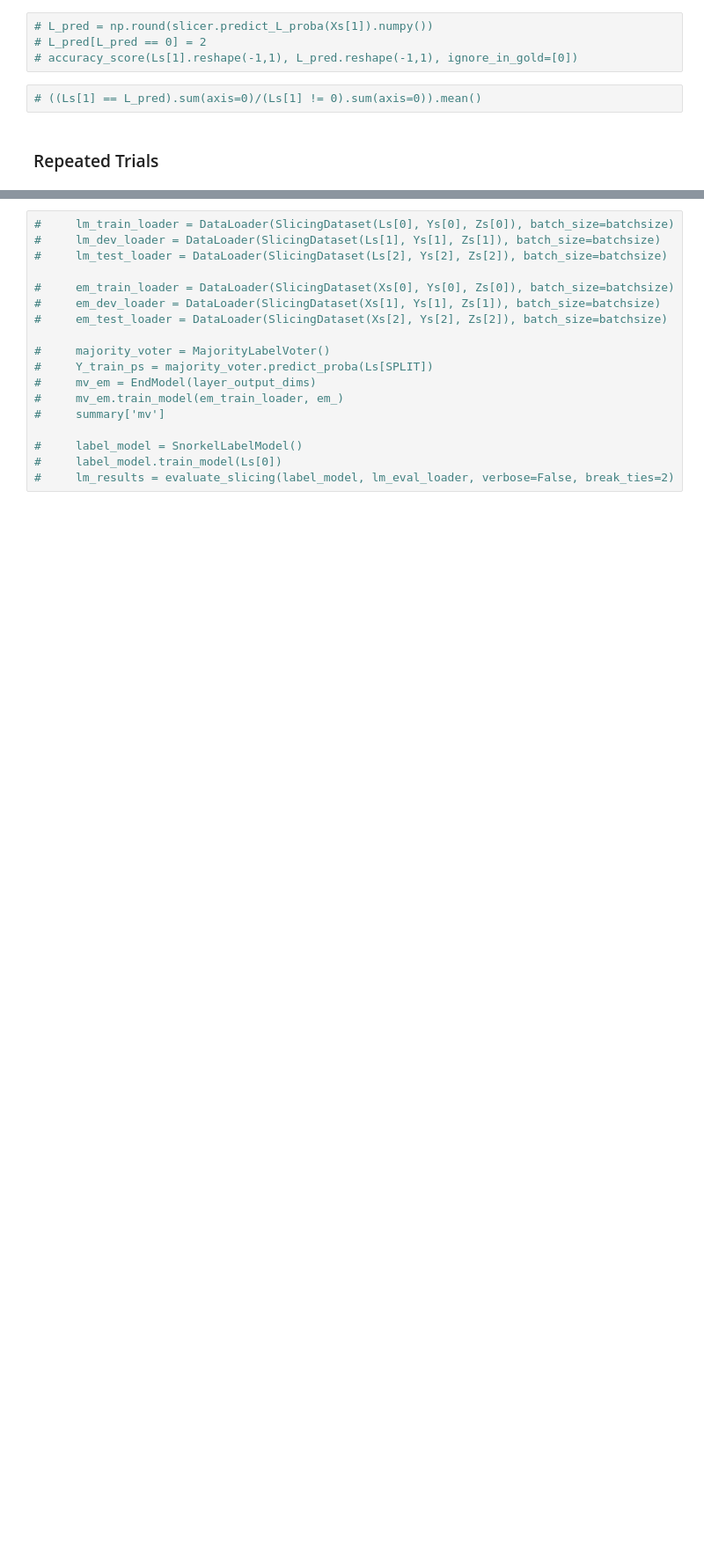
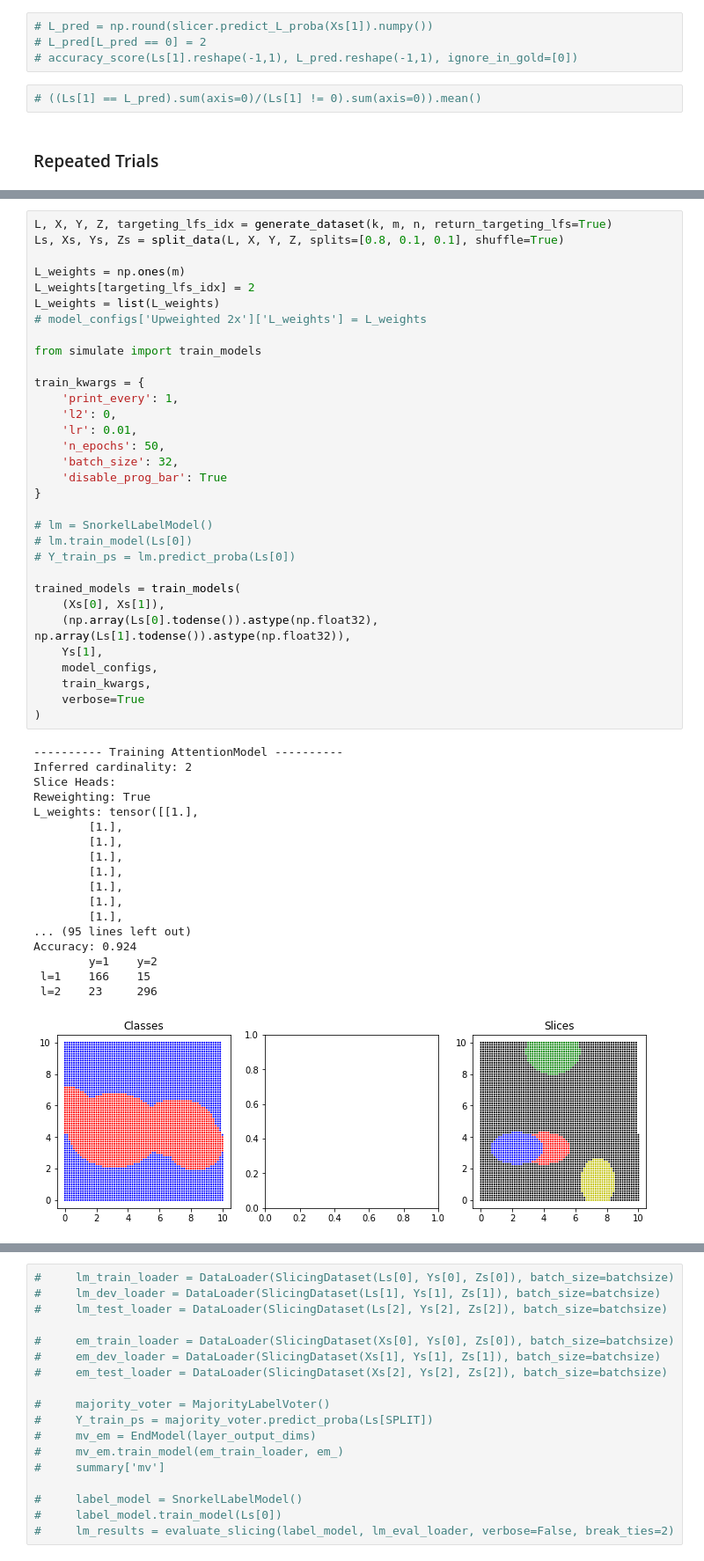
Before and after one commit to tsy935/metal, a Jupyter notebook: metal/contrib/slicing/synthetics/geometric-sandbox.ipynb, the cells around one changed output, grey strips where cells are left out. Shown at 88% size. Cells and saved outputs as stored; diff of their text form; blank space fills up the shorter version.

```diff
--- a/metal/contrib/slicing/synthetics/geometric-sandbox.ipynb
+++ b/metal/contrib/slicing/synthetics/geometric-sandbox.ipynb
@@ -161 +381,52 @@ _ = evaluate_slicing(slicer, eval_loader, verbose=False)
+# %%
+L, X, Y, Z, targeting_lfs_idx = generate_dataset(k, m, n, return_targeting_lfs=True)
+Ls, Xs, Ys, Zs = split_data(L, X, Y, Z, splits=[0.8, 0.1, 0.1], shuffle=True)
+
+L_weights = np.ones(m)
+L_weights[targeting_lfs_idx] = 2
+L_weights = list(L_weights)
+# model_configs['Upweighted 2x']['L_weights'] = L_weights
+
+from simulate import train_models
+
+train_kwargs = {
+    'print_every': 1,
+    'l2': 0,
+    'lr': 0.01,
+    'n_epochs': 50,
+    'batch_size': 32,
+    'disable_prog_bar': True
+}
+
+# lm = SnorkelLabelModel()
+# lm.train_model(Ls[0])
+# Y_train_ps = lm.predict_proba(Ls[0])
+
+trained_models = train_models(
+    (Xs[0], Xs[1]),
+    (np.array(Ls[0].todense()).astype(np.float32), np.array(Ls[1].todense()).astype(np.float32)),
+    Ys[1],
+    model_configs,
+    train_kwargs,
+    verbose=True
+)
+# %% [output]
+---------- Training AttentionModel ----------
+Inferred cardinality: 2
+Slice Heads:
+Reweighting: True
+L_weights: tensor([[1.],
+        [1.],
+        [1.],
+        [1.],
+        [1.],
+        [1.],
+        [1.],
+        [1.],
+... (95 lines left out)
+Accuracy: 0.924
+        y=1    y=2
+ l=1    166    15
+ l=2    23     296
+[figure, added]
 # %%
```
Also changed, not shown: parts of 14 cells of this notebook, 3 other files.
